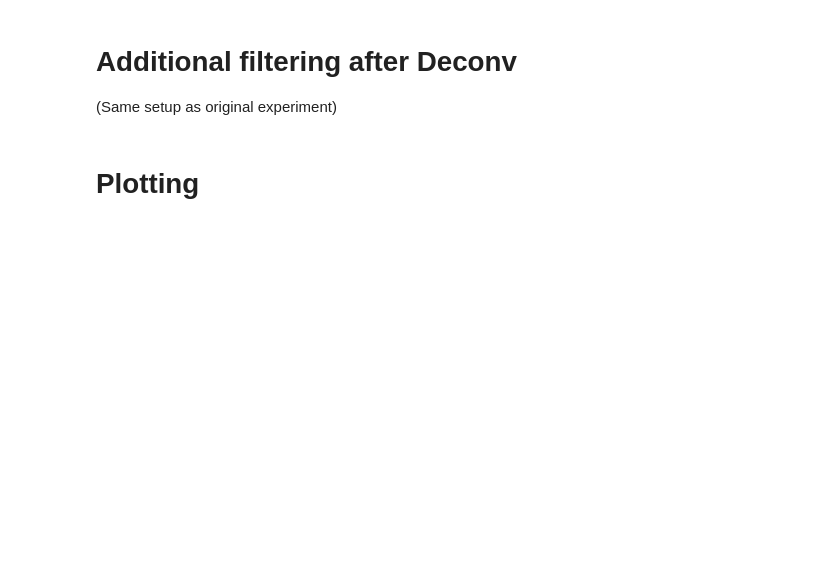
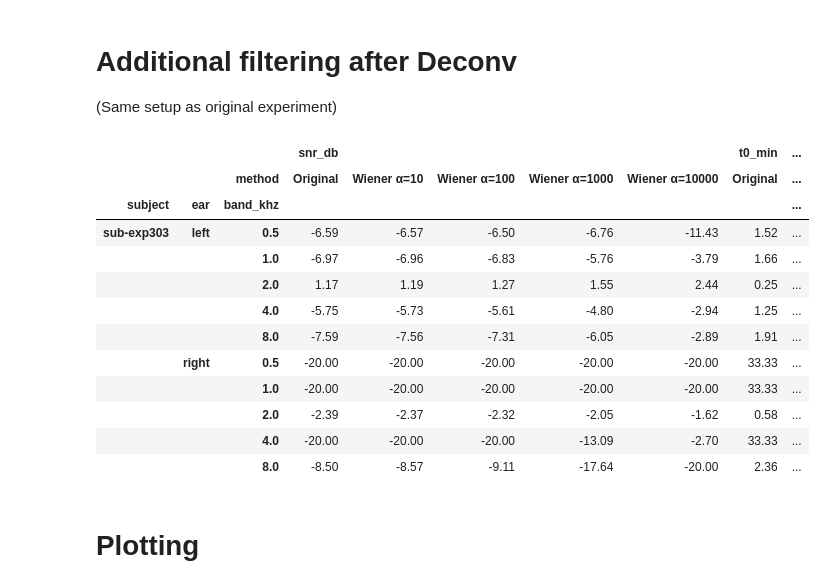
Before and after one commit to jduantc/ABR-Deconv, a Jupyter notebook: prelim_exp3/abr_deconv_reimplementation.ipynb, the cells around one changed output. Drawn from its saved outputs; the diff is of its cells as text; code cells hidden in the pictures; blank space fills up the shorter version.

```diff
--- a/prelim_exp3/abr_deconv_reimplementation.ipynb
+++ b/prelim_exp3/abr_deconv_reimplementation.ipynb
@@ -48,12 +45,13 @@ from tqdm.auto import tqdm
 data_dir = Path("/content/abr_data")
 base_url = "https://data.nemar.org/on008065/v1.0.0"
 
-subject = "sub-exp301"
+subjects = ["sub-exp303"] #["sub-exp301", "sub-exp302", "sub-exp303"]
 run = "01"
 
 stories = ["wizard", "wonderland", "drdolittle"]
 story_index = 0
-max_trials = 30
+max_trials = 2
+alphas = [10, 100, 1000, 10000]
 
 bands_khz = [0.5, 1, 2, 4, 8]
 ears = ["left", "right"]
@@ -256,0 +234,6 @@ Combined responses: (2, 20000)
+# %%
+results = []
+
+for subject in subjects:
+    print(f"Processing {subject}")
+    results.append(process_participant(subject))
@@ -283,2 +278,74 @@ assert len(lags_ms) == band_curves.shape[-1]
+# %%
+import pandas as pd
+from scipy.signal import butter, lfilter
+
+rows = []
+
+for result in results:
+    fs_eeg = result["fs"]
+    duration_seconds = result["n_trials"] * 10.0
+
+    b_post, a_post = butter(
+        1, 150, btype="highpass", fs=fs_eeg,
+    )
+
+    for name, variant in result["variants"].items():
+        variant["band_curves"] = lfilter(
+            b_post, a_post, variant["bands"], axis=-1,
+        )
+        variant["combined_curves"] = lfilter(
+            b_post, a_post, variant["combined"], axis=-1,
+        )
+
+        for prefix, waveform in [
+            ("band", variant["band_curves"]),
+            ("combined", variant["combined_curves"]),
+        ]:
+            _, snr, t0 = metrics.get_snr(
+                waveform,
+                fs=fs_eeg,
+                n_pre=analysis.n_pre,
+                dur_secs=duration_seconds,
+            )
+
+            variant[f"{prefix}_snr"] = snr
+            variant[f"{prefix}_t0"] = t0
+
+        for ear, ear_name in enumerate(ears):
+            for band, frequency in enumerate(bands_khz):
+                snr = variant["band_snr"][ear, band]
+                rows.append({
+                    "subject": result["subject"],
+                    "ear": ear_name,
+                    "band_khz": frequency,
+                    "method": name,
+                    "snr_db": snr,
+                    "t0_min": variant["band_t0"][ear, band] / 60,
+                    "floor_limited": snr <= -20,
+                })
+
+comparison = pd.DataFrame(rows)
+
+display(
+    comparison.pivot(
+        index=["subject", "ear", "band_khz"],
+        columns="method",
+        values=["snr_db", "t0_min"],
+    ).round(2)
+)
+# %% [output]
+|  |  |  | snr_db |  |  |  |  | t0_min | ... |
+|  |  | method | Original | Wiener α=10 | Wiener α=100 | Wiener α=1000 | Wiener α=10000 | Original | ... |
+| subject | ear | band_khz |  |  |  |  |  |  | ... |
+| sub-exp303 | left | 0.5 | -6.59 | -6.57 | -6.50 | -6.76 | -11.43 | 1.52 | ... |
+|  |  | 1.0 | -6.97 | -6.96 | -6.83 | -5.76 | -3.79 | 1.66 | ... |
+|  |  | 2.0 | 1.17 | 1.19 | 1.27 | 1.55 | 2.44 | 0.25 | ... |
+|  |  | 4.0 | -5.75 | -5.73 | -5.61 | -4.80 | -2.94 | 1.25 | ... |
+|  |  | 8.0 | -7.59 | -7.56 | -7.31 | -6.05 | -2.89 | 1.91 | ... |
+|  | right | 0.5 | -20.00 | -20.00 | -20.00 | -20.00 | -20.00 | 33.33 | ... |
+|  |  | 1.0 | -20.00 | -20.00 | -20.00 | -20.00 | -20.00 | 33.33 | ... |
+|  |  | 2.0 | -2.39 | -2.37 | -2.32 | -2.05 | -1.62 | 0.58 | ... |
+|  |  | 4.0 | -20.00 | -20.00 | -20.00 | -13.09 | -2.70 | 33.33 | ... |
+|  |  | 8.0 | -8.50 | -8.57 | -9.11 | -17.64 | -20.00 | 2.36 | ... |
 # %% [markdown]
 # Plotting
```
Also changed, not shown: parts of 15 cells of this notebook.
